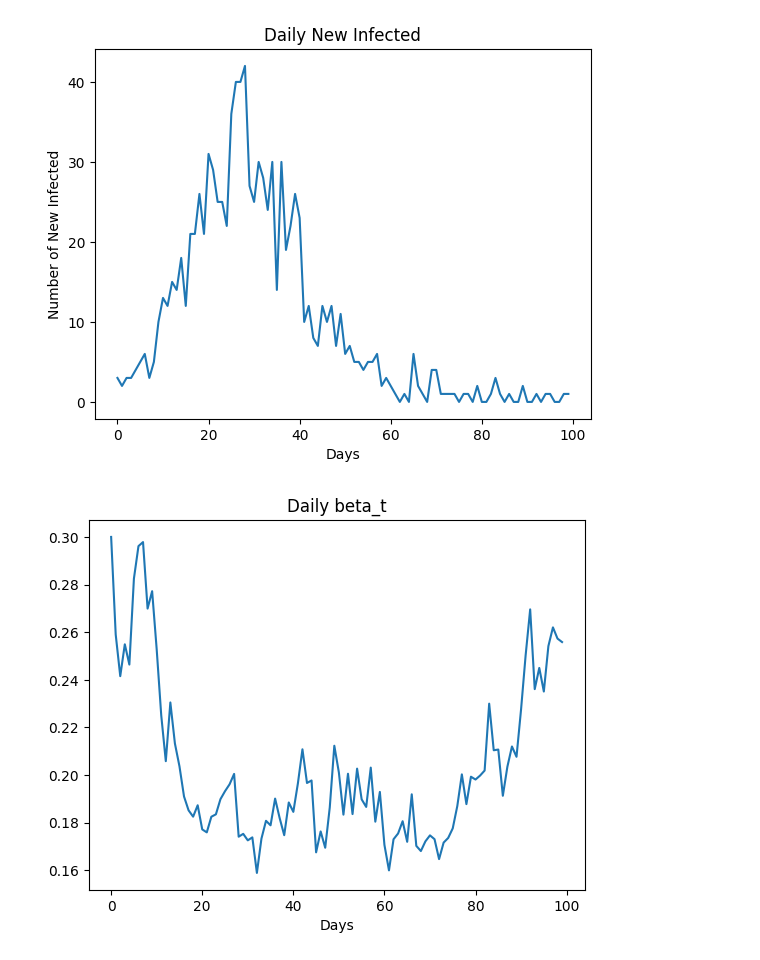
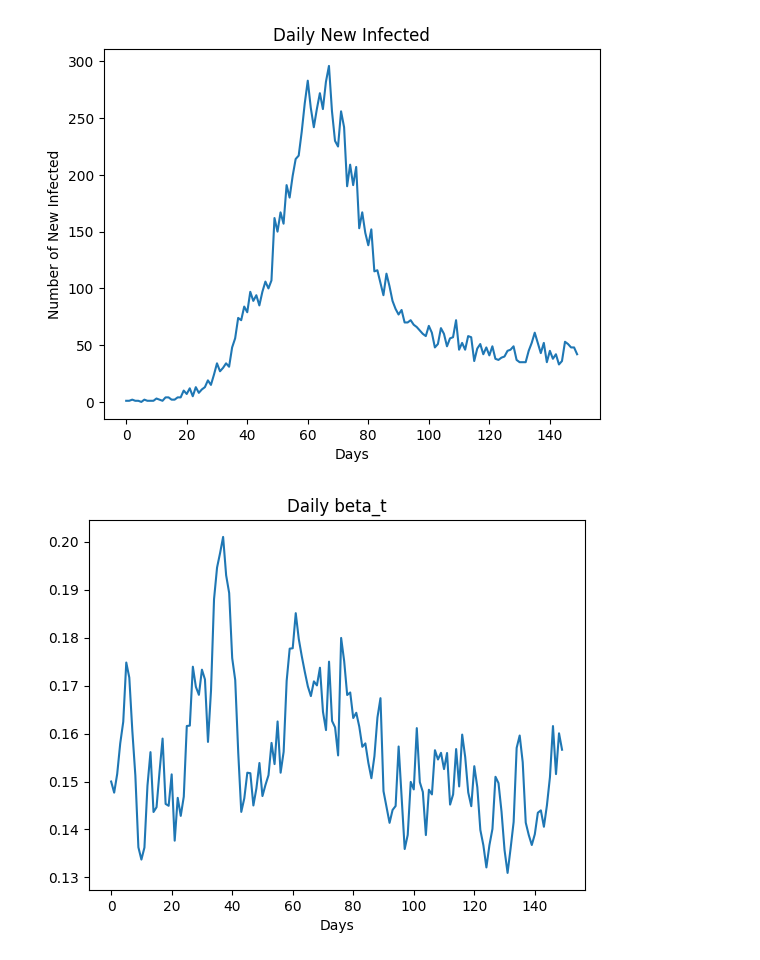
Before and after one commit to Averydx/bayesian_inf, a Jupyter notebook: enkf_poisson.ipynb, the cells around one changed output. Drawn from its saved outputs; the diff is of its cells as text; code cells hidden in the pictures.

```diff
--- a/enkf_poisson.ipynb
+++ b/enkf_poisson.ipynb
@@ -7,7 +7,7 @@ import matplotlib.pyplot as plt
 
 '''Tau leaping model so we have some stochasticity. '''
 
-days = 100
+days = 150
 delta_t = 0.1
 rng = np.random.default_rng(5)
 
@@ -16,7 +16,7 @@ def model(theta,rng,*,days,delta_t):
 
     log_beta_damping = 1/35
     log_beta_mean = np.log(0.15)
-    log_beta_standard_deviation = 0.30
+    log_beta_standard_deviation = 0.20
 
     A = np.exp(-log_beta_damping * delta_t)
     M = log_beta_mean * (np.exp(-log_beta_damping * delta_t) - 1)
@@ -28,14 +28,15 @@ def model(theta,rng,*,days,delta_t):
 
     SI = np.zeros(days * int(1/delta_t))
     IR = np.zeros(days * int(1/delta_t))
+    RS = np.zeros(days * int(1/delta_t))
 
     log_beta = np.zeros(days * int(1/delta_t))
 
     #Initial condition
-    S[0] = 1000
+    S[0] = 10000
     I[0] = 5
     R[0] = 0
-    log_beta[0] = np.log(0.30)
+    log_beta[0] = np.log(0.15)
 
     N = S[0] + I[0] + R[0]
 
@@ -44,38 +45,45 @@ def model(theta,rng,*,days,delta_t):
         #Rate equations
         log_beta_t = A * log_beta[t-1] - M + C * rng.normal()
 
-        dN_SI = rng.poisson(np.exp(log_beta_t) * (S[t-1] * I[t-1]/N) * delta_t)
-        dN_IR = rng.poisson(I[t-1] * gamma * delta_t)
+        dN_SI = rng.poisson(max(np.exp(log_beta_t) * (S[t-1] * I[t-1]/N) * delta_t,0.))
+        dN_SI = min(dN_SI,S[t-1])
+
+        dN_IR = rng.poisson(max(I[t-1] * gamma * delta_t,0.))
+        dN_IR = min(dN_IR,I[t-1])
+
+        dN_RS = rng.poisson(max(R[t-1] * xi * delta_t,0.))
+        dN_RS = min(dN_RS,R[t-1])
 
         SI[t] = dN_SI
         IR[t] = dN_IR
+        RS[t] = dN_RS
 
-        S[t] = S[t-1] - dN_SI
+        S[t] = S[t-1] - dN_SI + dN_RS
         I[t] = I[t-1] + dN_SI - dN_IR
-        R[t] = R[t-1]
+        R[t] = R[t-1] + dN_IR - dN_RS
         log_beta[t] = log_beta_t
 
-    return (S,I,R,SI,IR,log_beta)
+    return (S,I,R,SI,IR,RS,log_beta)
 
-theta = (0.05) #Real parameters
-S,I,R,SI,IR,log_beta = model(theta,rng,days = days,delta_t = delta_t)
+theta = (0.05,1/90) #Real parameters
+S_model,I_model,R_model,SI_model,IR_model,RS_model,log_beta_model = model(theta,rng,days = days,delta_t = delta_t)
 # %%
 #Extract the data daily
-data_real = SI.reshape((days,int(1/delta_t))).sum(axis = 1)
-log_beta_real = log_beta[::int(1/delta_t)]
+data_real = SI_model.reshape((days,int(1/delta_t))).sum(axis = 1)
+log_beta_real = log_beta_model[::int(1/delta_t)]
 
 plt.title('Daily New Infected')
 plt.xlabel('Days')
 plt.ylabel('Number of New Infected')
 plt.plot(np.arange(0,days,1),data_real)
 plt.show()
 
 plt.title('Daily beta_t')
 plt.xlabel('Days')
 plt.plot(np.arange(0,days,1),np.exp(log_beta_real))
 plt.show()
 # %% [output]
-[figure, old version]
+[figure, new version]
-[figure, old version]
+[figure, new version]
 # %%
 def single_step(theta,state,rng,*,delta_t,log = False):
```
Also changed, not shown: parts of 6 cells of this notebook.
